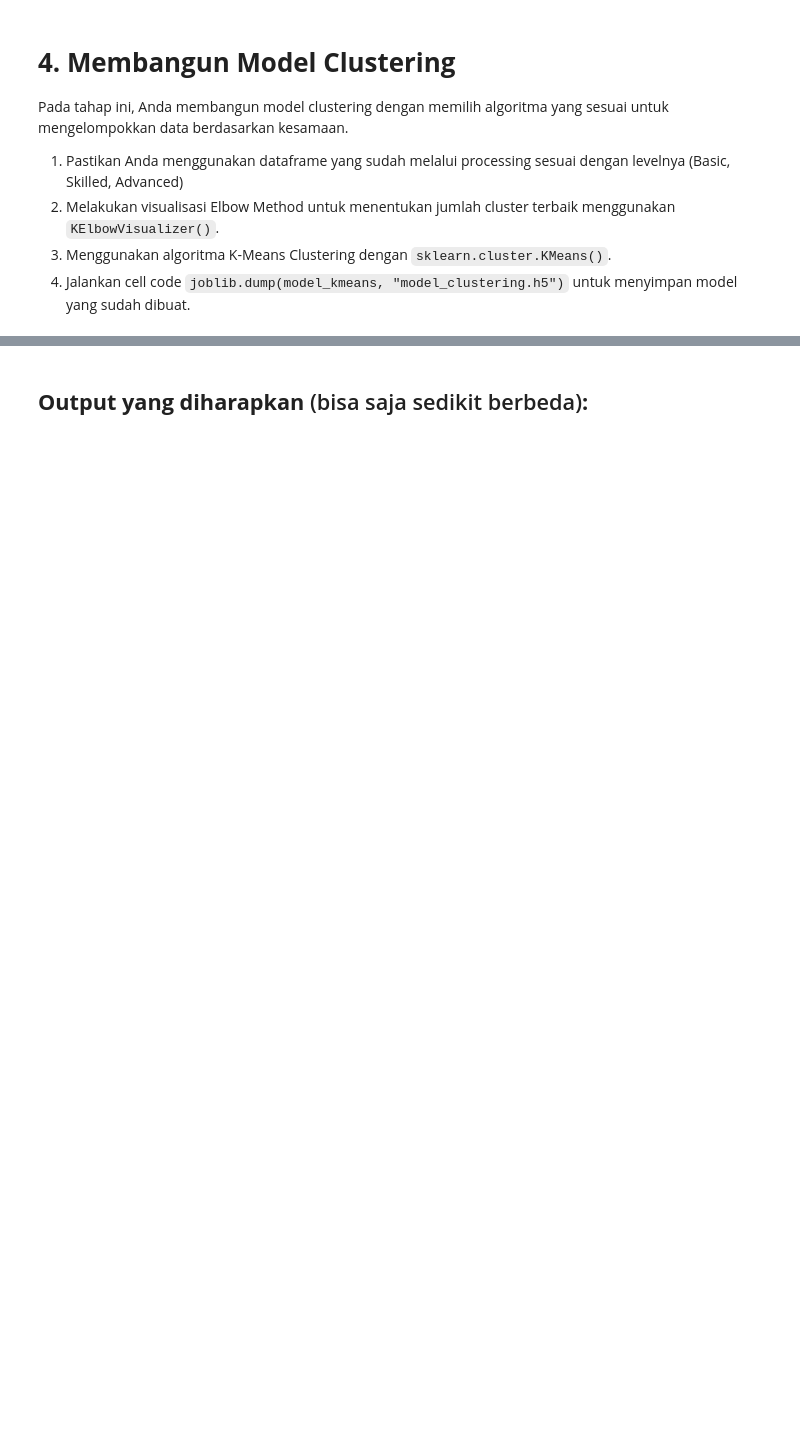
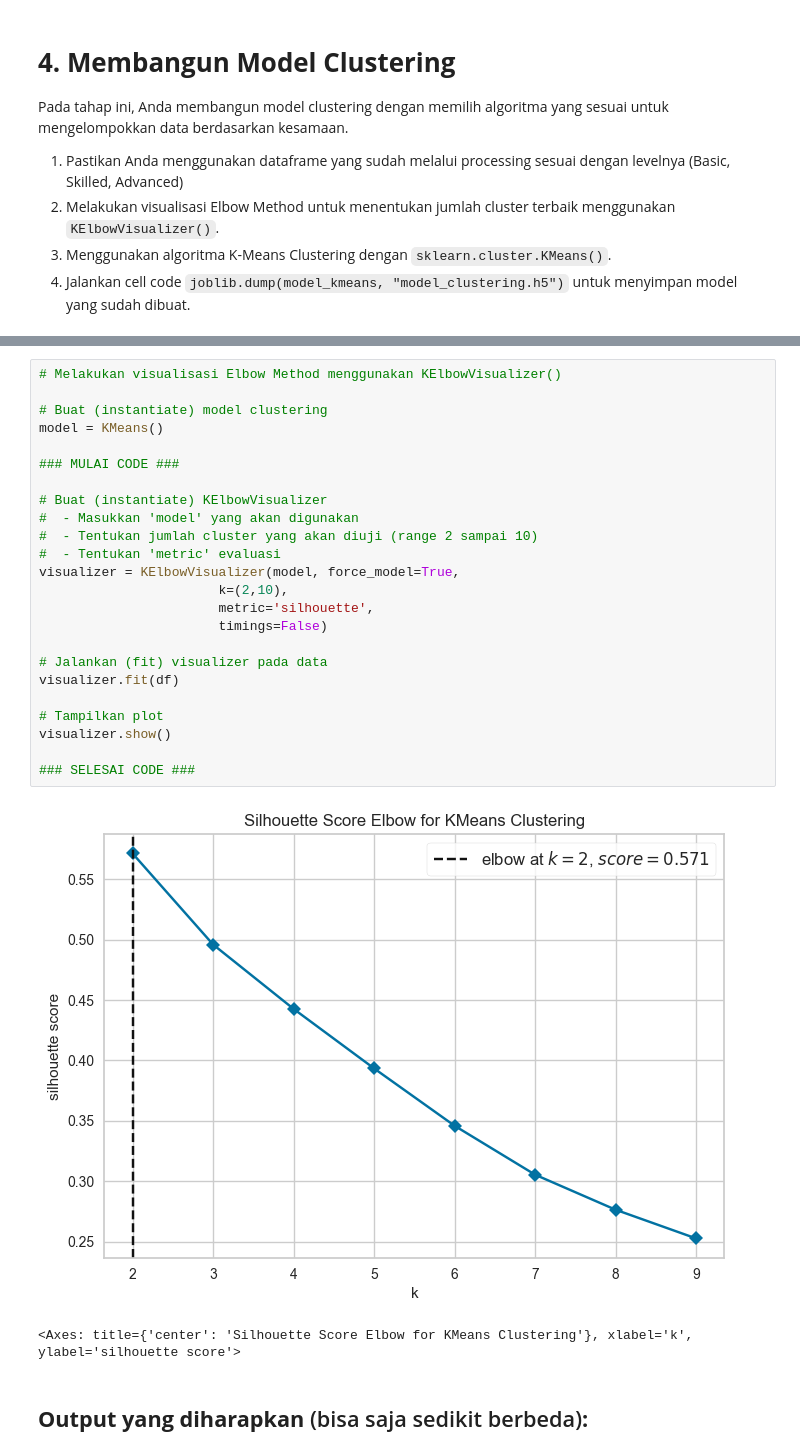
Before and after one commit to yusufsaputrah/py-machine-learning, a Jupyter notebook: [Clustering]_Submission_Akhir_BMLP_Your_Name.ipynb, the cells around one changed output, grey strips where cells are left out. Drawn from its saved outputs; the diff is of its cells as text; blank space fills up the shorter version.

```diff
--- a/[Clustering]_Submission_Akhir_BMLP_Your_Name.ipynb
+++ b/[Clustering]_Submission_Akhir_BMLP_Your_Name.ipynb
@@ -404,3 +593,30 @@ visualizer.show()
+# %%
+# Melakukan visualisasi Elbow Method menggunakan KElbowVisualizer()
+
+# Buat (instantiate) model clustering
+model = KMeans()
+
+### MULAI CODE ###
+
+# Buat (instantiate) KElbowVisualizer
+#  - Masukkan 'model' yang akan digunakan
+#  - Tentukan jumlah cluster yang akan diuji (range 2 sampai 10)
+#  - Tentukan 'metric' evaluasi
+visualizer = KElbowVisualizer(model, force_model=True,
+                       k=(2,10),
+                       metric='silhouette',
+                       timings=False)
+
+# Jalankan (fit) visualizer pada data
+visualizer.fit(df)
+
+# Tampilkan plot
+visualizer.show()
+
+### SELESAI CODE ###
+# %% [output]
+[figure, added]
+<Axes: title={'center': 'Silhouette Score Elbow for KMeans Clustering'}, xlabel='k', ylabel='silhouette score'>
 # %% [markdown]
 ## **Output yang diharapkan** (bisa saja sedikit berbeda)**:**
 # %% [markdown]
```
Also changed, not shown: parts of 56 cells of this notebook, 7 other files.
